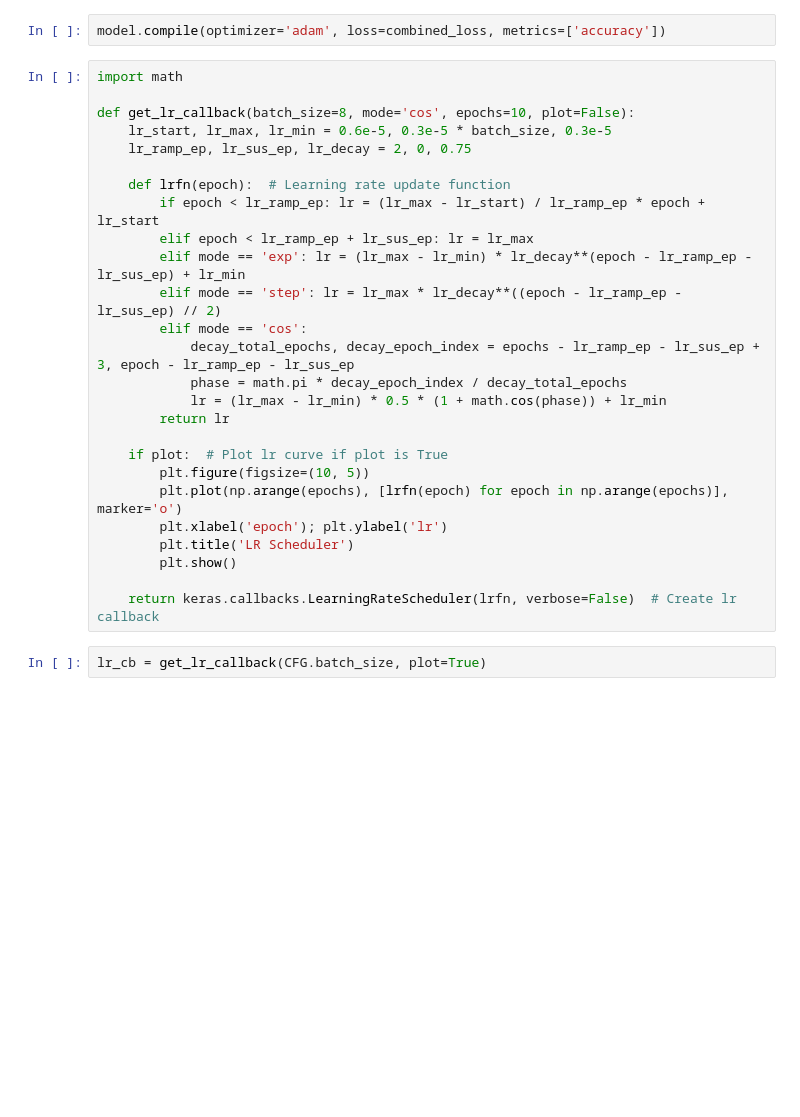
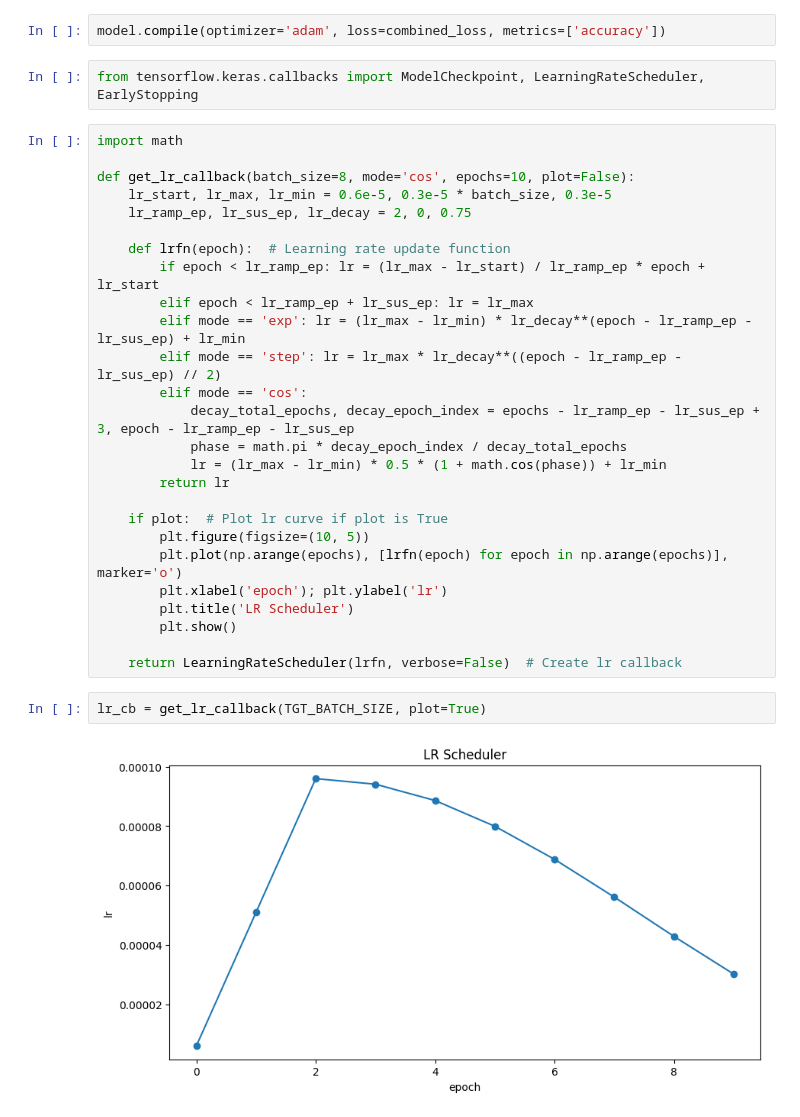
Before and after one commit to rinkusahu1/Kaggle_Practice_ML, a Jupyter notebook: lumbar_deg.ipynb, the cells around one changed output. Drawn from its saved outputs; the diff is of its cells as text; blank space fills up the shorter version.

```diff
--- a/lumbar_deg.ipynb
+++ b/lumbar_deg.ipynb
@@ -932,6 +911,8 @@ def combined_loss(y_true, y_pred):
     return total_loss
 # %%
 model.compile(optimizer='adam', loss=combined_loss, metrics=['accuracy'])
+# %%
+from tensorflow.keras.callbacks import ModelCheckpoint, LearningRateScheduler, EarlyStopping
 # %%
 import math
 
@@ -957,7 +938,9 @@ def get_lr_callback(batch_size=8, mode='cos', epochs=10, plot=False):
         plt.title('LR Scheduler')
         plt.show()
 
-    return keras.callbacks.LearningRateScheduler(lrfn, verbose=False)  # Create lr callback
+    return LearningRateScheduler(lrfn, verbose=False)  # Create lr callback
 # %%
-lr_cb = get_lr_callback(CFG.batch_size, plot=True)
+lr_cb = get_lr_callback(TGT_BATCH_SIZE, plot=True)
+# %% [output]
+[figure, added]
 # %%
```
Also changed, not shown: parts of 39 cells of this notebook.
